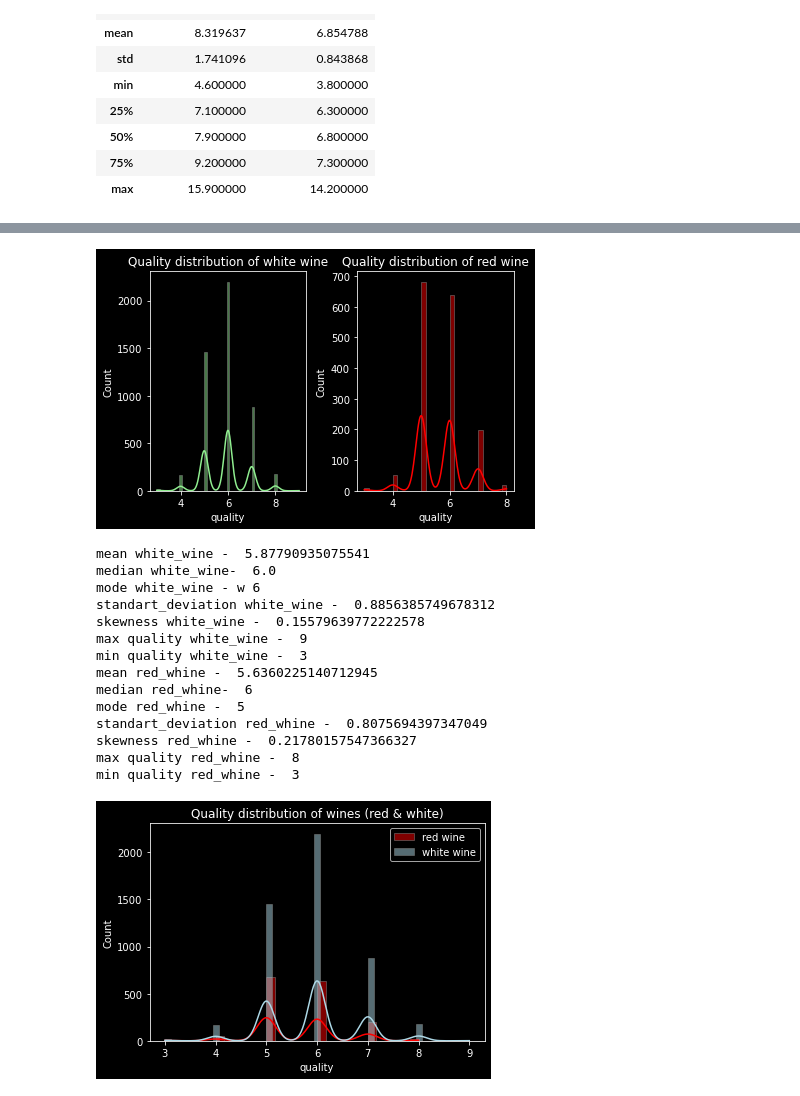
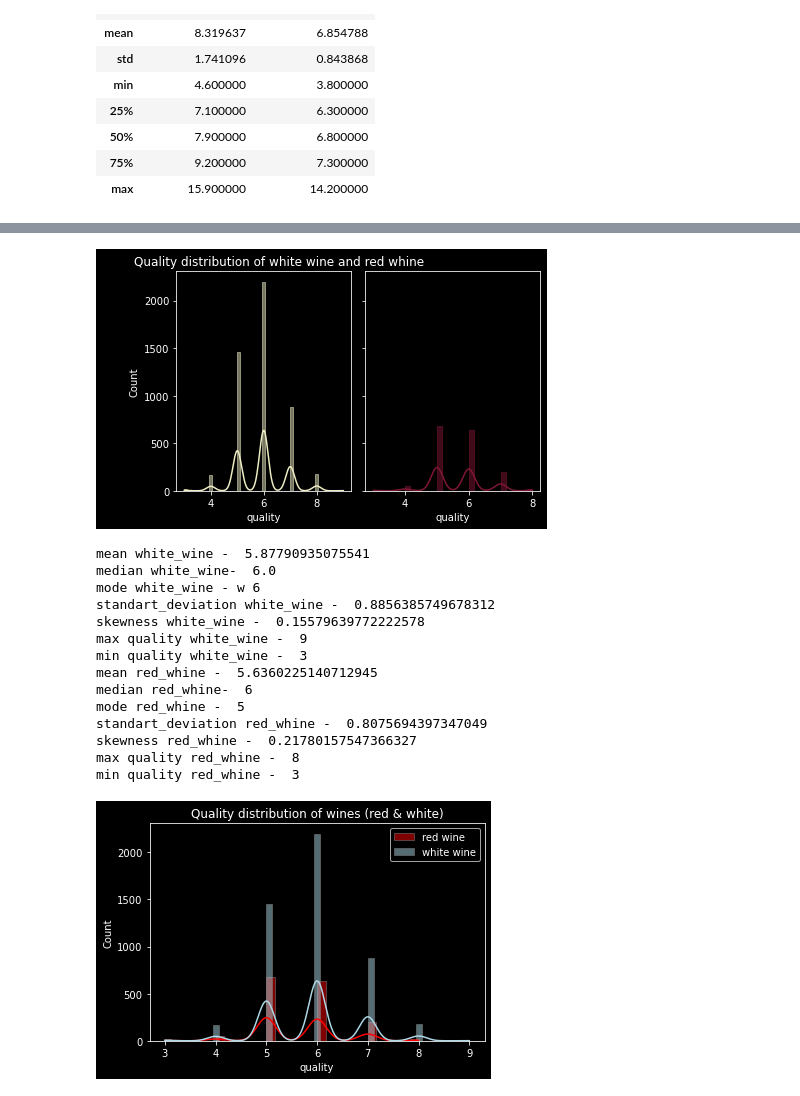
Before and after one commit to YanaOrf/BlueBerryWinery, a Jupyter notebook: BlueBerryWinery.ipynb, the cells around one changed output, grey strips where cells are left out. Cells and saved outputs as stored; diff of their text form; code cells hidden in the pictures.

```diff
--- a/BlueBerryWinery.ipynb
+++ b/BlueBerryWinery.ipynb
@@ -242,32 +242,32 @@ skewness -  0.18962269337269683
 max quality -  9
 min quality -  3
 # %%
-fig, axs=plt.subplots(1,2,tight_layout=True)
-axs[0].set_title("Quality distribution of white wine")
-axs[1].set_title("Quality distribution of red wine")
+fig, axs=plt.subplots(1,2,tight_layout=True,sharey=True)
+axs[0].set_title("        Quality distribution of white wine and red whine")
+axs[1].set_title("")
 
-sns.histplot(data=white_wine2,ax=axs[0],x="quality",color='lightgreen',label="white wine",edgecolor='grey', linewidth=0.5,kde=True)
-sns.histplot(data=red_wine2,ax=axs[1],x="quality",color='red',label="red wine",edgecolor='grey', linewidth=0.5,kde=True)
+sns.histplot(data=white_wine2,ax=axs[0],x="quality",color='#EEEDC4',label="white wine",edgecolor='#EEEDC4', linewidth=0.5,kde=True)
+sns.histplot(data=red_wine2,ax=axs[1],x="quality",color='#7F1734',label="red wine",edgecolor='#7F1734', linewidth=0.5,kde=True)
 
 plt.show()
 
 print("mean white_wine - ",stats.mean(white_wine2["quality"]))
 print("median white_wine- ",stats.median(white_wine2["quality"]))
 print("mode white_wine - w",stats.mode(white_wine2["quality"]))
 print("standart_deviation white_wine - ",stats.stdev(white_wine2["quality"]))
 print("skewness white_wine - ",white_wine2["quality"].skew())
 print("max quality white_wine - ",np.max(white_wine2["quality"]))
 print("min quality white_wine - ",np.min(white_wine2["quality"]))
 
 print("mean red_whine - ",stats.mean(red_wine2["quality"]))
 print("median red_whine- ",stats.median(red_wine2["quality"]))
 print("mode red_whine - ",stats.mode(red_wine2["quality"]))
 print("standart_deviation red_whine - ",stats.stdev(red_wine2["quality"]))
 print("skewness red_whine - ",red_wine2["quality"].skew())
 print("max quality red_whine - ",np.max(red_wine2["quality"]))
 print("min quality red_whine - ",np.min(red_wine2["quality"]))
 # %% [output]
-[figure, old version]
+[figure, new version]
 mean white_wine -  5.87790935075541
 median white_wine-  6.0
 mode white_wine - w 6
```
Also changed, not shown: parts of 3 cells of this notebook.
